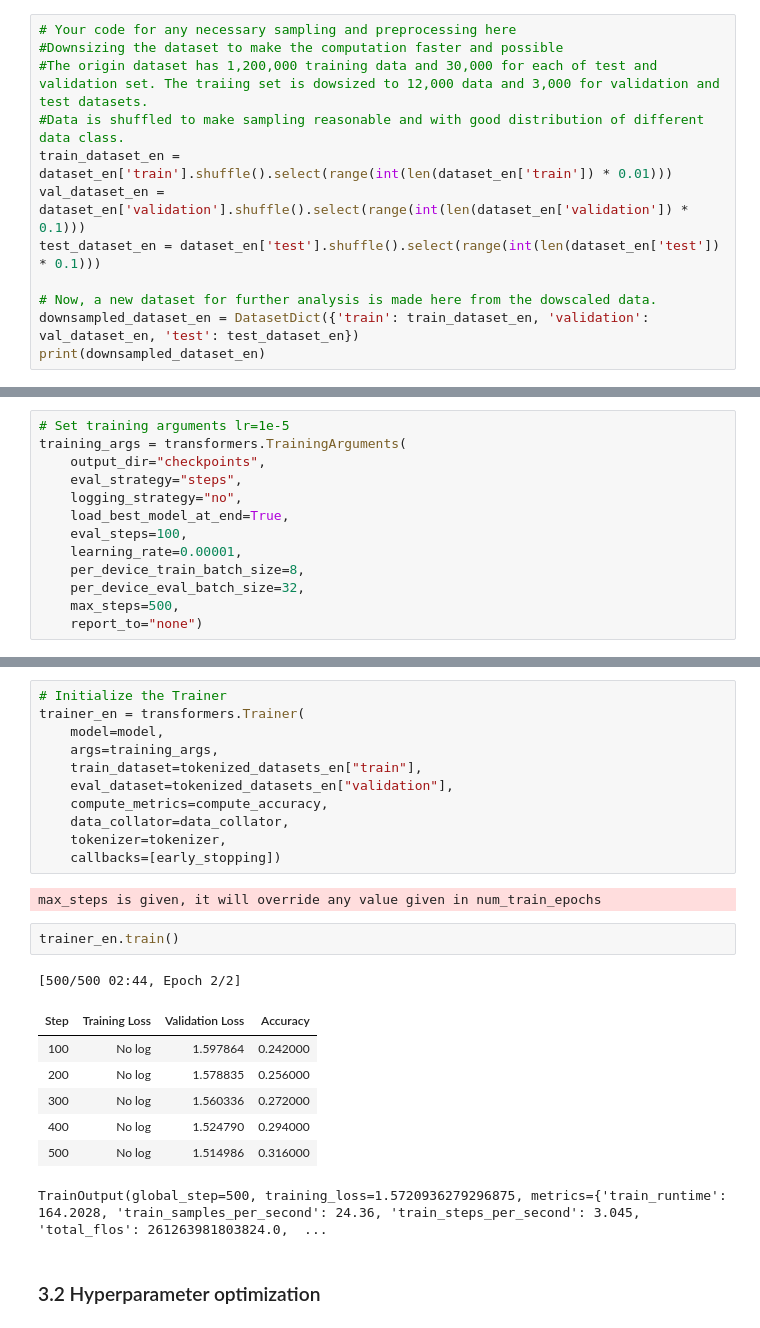
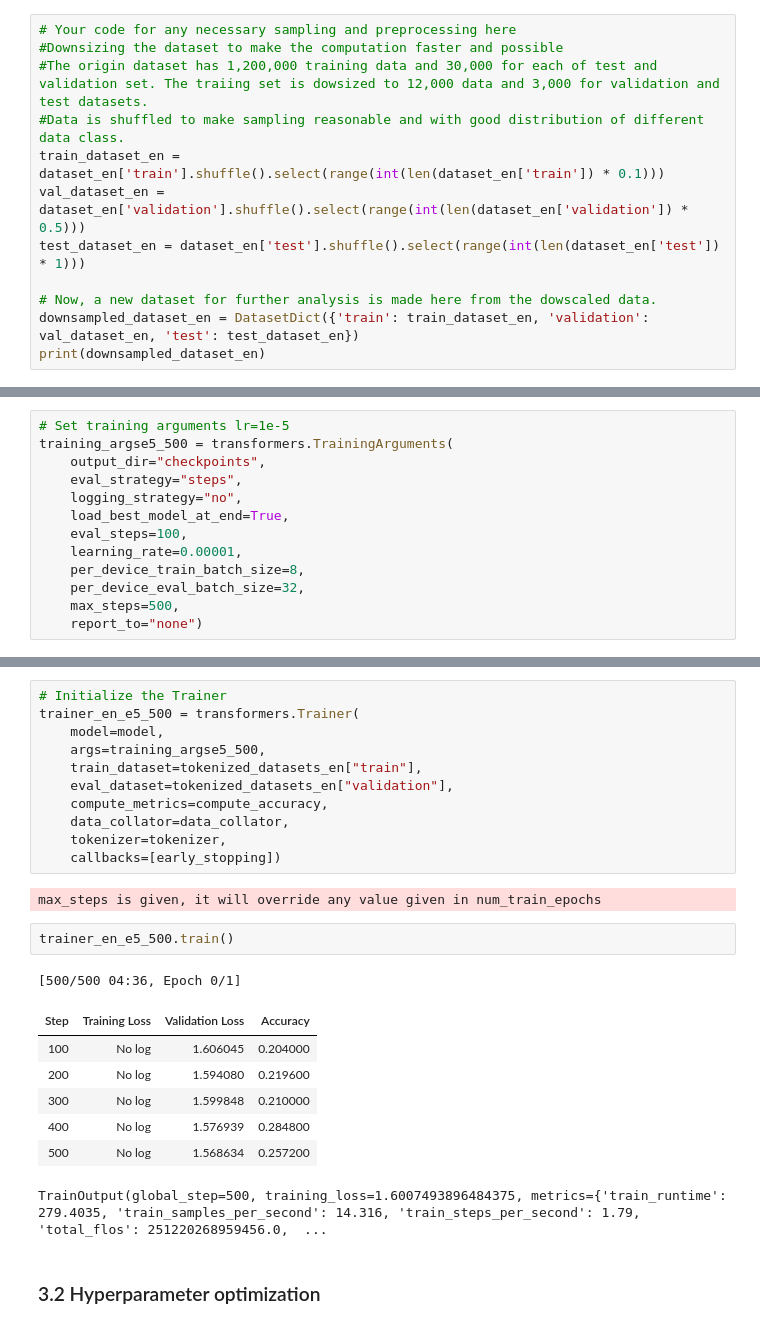
Before and after one commit to simulate111/Deep-Learning-in-Human-Language-Technology, a Jupyter notebook: course_project_rezac.ipynb, the cells around one changed output, grey strips where cells are left out. Saved outputs shown, nothing was run; the diff lists cells and outputs as text.

```diff
--- a/course_project_rezac.ipynb
+++ b/course_project_rezac.ipynb
@@ -86,9 +93,9 @@ DatasetInfo(description='We provide an Amazon product reviews dataset for multil
 #Downsizing the dataset to make the computation faster and possible
 #The origin dataset has 1,200,000 training data and 30,000 for each of test and validation set. The traiing set is dowsized to 12,000 data and 3,000 for validation and test datasets.
 #Data is shuffled to make sampling reasonable and with good distribution of different data class.
-train_dataset_en = dataset_en['train'].shuffle().select(range(int(len(dataset_en['train']) * 0.01)))
-val_dataset_en = dataset_en['validation'].shuffle().select(range(int(len(dataset_en['validation']) * 0.1)))
-test_dataset_en = dataset_en['test'].shuffle().select(range(int(len(dataset_en['test']) * 0.1)))
+train_dataset_en = dataset_en['train'].shuffle().select(range(int(len(dataset_en['train']) * 0.1)))
+val_dataset_en = dataset_en['validation'].shuffle().select(range(int(len(dataset_en['validation']) * 0.5)))
+test_dataset_en = dataset_en['test'].shuffle().select(range(int(len(dataset_en['test']) * 1)))
 
 # Now, a new dataset for further analysis is made here from the dowscaled data.
 downsampled_dataset_en = DatasetDict({'train': train_dataset_en, 'validation': val_dataset_en, 'test': test_dataset_en})
@@ -172,7 +178,7 @@ Some weights of BertForSequenceClassification were not initialized from the mode
 You should probably TRAIN this model on a down-stream task to be able to use it for predictions and inference.
 # %%
 # Set training arguments lr=1e-5
-training_args = transformers.TrainingArguments(
+training_argse5_500 = transformers.TrainingArguments(
     output_dir="checkpoints",
     eval_strategy="steps",
     logging_strategy="no",
@@ -207,8 +213,8 @@ print(downsampled_dataset["test"]["label"][:100])
 # %%
 # Initialize the Trainer
-trainer_en = transformers.Trainer(
+trainer_en_e5_500 = transformers.Trainer(
     model=model,
-    args=training_args,
+    args=training_argse5_500,
     train_dataset=tokenized_datasets_en["train"],
     eval_dataset=tokenized_datasets_en["validation"],
     compute_metrics=compute_accuracy,
@@ -218,15 +224,15 @@ trainer_en = transformers.Trainer(
 # %% [output]
 max_steps is given, it will override any value given in num_train_epochs
 # %%
-trainer_en.train()
+trainer_en_e5_500.train()
 # %% [output]
-[500/500 02:44, Epoch 2/2]
+[500/500 04:36, Epoch 0/1]
 | Step | Training Loss | Validation Loss | Accuracy |
-| 100 | No log | 1.597864 | 0.242000 |
-| 200 | No log | 1.578835 | 0.256000 |
-| 300 | No log | 1.560336 | 0.272000 |
-| 400 | No log | 1.524790 | 0.294000 |
-| 500 | No log | 1.514986 | 0.316000 |
+| 100 | No log | 1.606045 | 0.204000 |
+| 200 | No log | 1.594080 | 0.219600 |
+| 300 | No log | 1.599848 | 0.210000 |
+| 400 | No log | 1.576939 | 0.284800 |
+| 500 | No log | 1.568634 | 0.257200 |
-TrainOutput(global_step=500, training_loss=1.5720936279296875, metrics={'train_runtime': 164.2028, 'train_samples_per_second': 24.36, 'train_steps_per_second': 3.045, 'total_flos': 261263981803824.0,  ...
+TrainOutput(global_step=500, training_loss=1.6007493896484375, metrics={'train_runtime': 279.4035, 'train_samples_per_second': 14.316, 'train_steps_per_second': 1.79, 'total_flos': 251220268959456.0,  ...
 # %% [markdown]
 ### 3.2 Hyperparameter optimization
```
Also changed, not shown: parts of 28 cells of this notebook.
